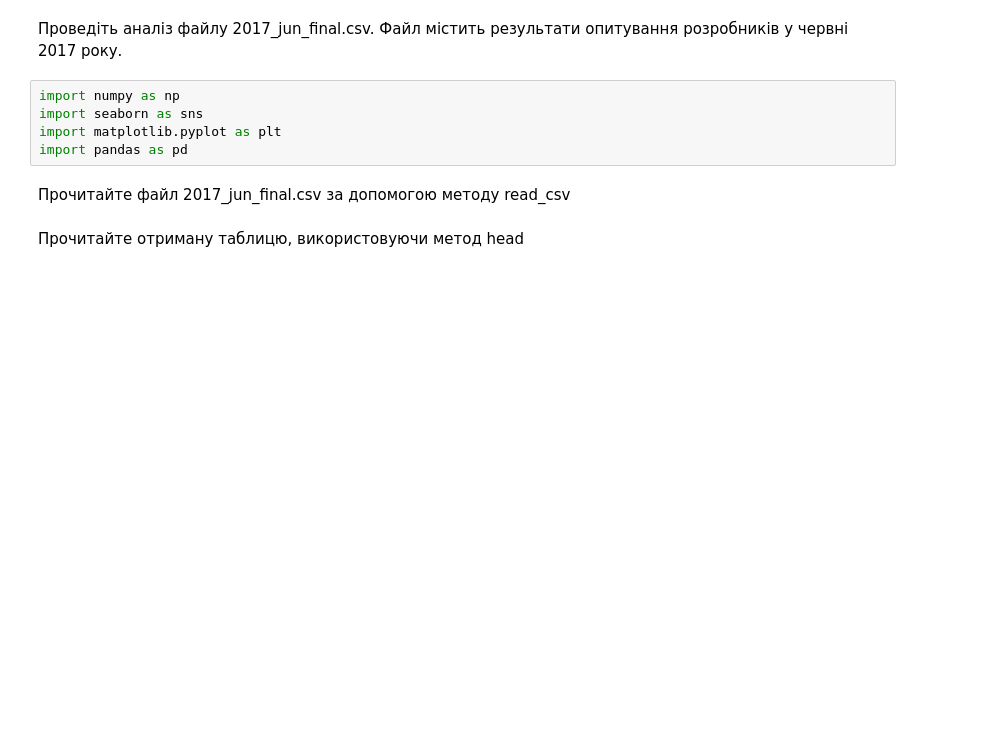
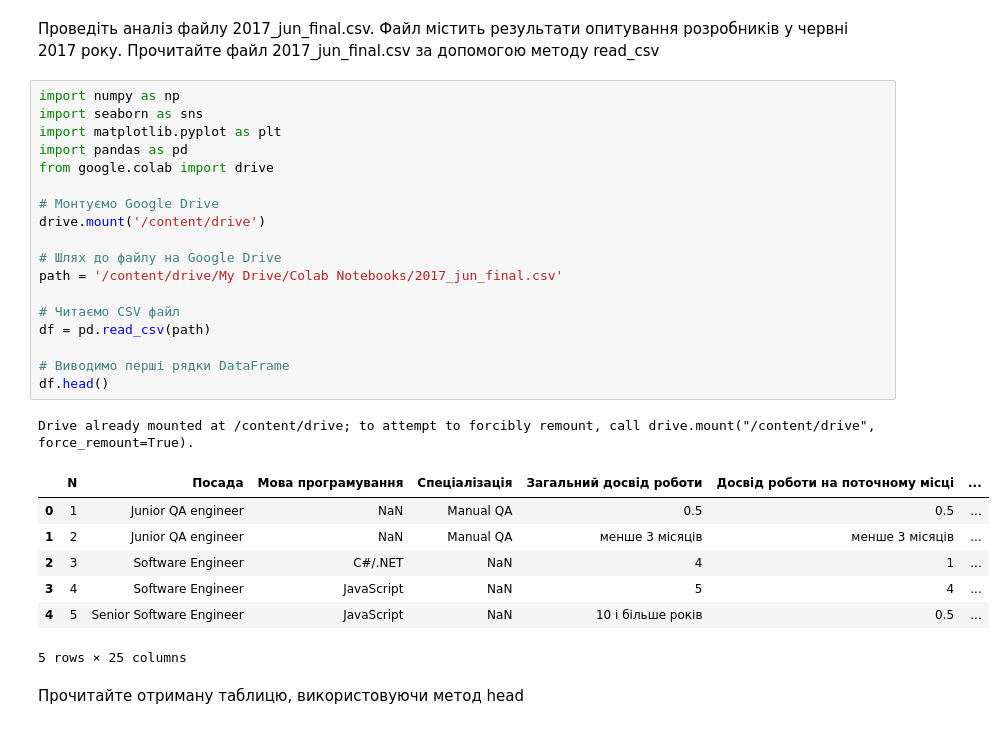
Before and after one commit to ValeriiYermak/DataScience, a Jupyter notebook: HW2_2.ipynb, the cells around one changed output. Saved outputs shown, nothing was run; the diff lists cells and outputs as text; blank space fills up the shorter version.

```diff
--- a/HW2_2.ipynb
+++ b/HW2_2.ipynb
@@ -2,12 +2,33 @@
 <a href="https://colab.research.google.com/github/ValeriiYermak/DataScience/blob/main/HW2_2.ipynb" target="_parent"><img src="https://colab.research.google.com/assets/colab-badge.svg" alt="Open In Colab"/></a>
 # %% [markdown]
 Проведіть аналіз файлу 2017_jun_final.csv. Файл містить результати опитування розробників у червні 2017 року.
+Прочитайте файл 2017_jun_final.csv за допомогою методу read_csv
 # %%
 import numpy as np
 import seaborn as sns
 import matplotlib.pyplot as plt
 import pandas as pd
+from google.colab import drive
+
+# Монтуємо Google Drive
+drive.mount('/content/drive')
+
+# Шлях до файлу на Google Drive
+path = '/content/drive/My Drive/Colab Notebooks/2017_jun_final.csv'
+
+# Читаємо CSV файл
+df = pd.read_csv(path)
+
+# Виводимо перші рядки DataFrame
+df.head()
+# %% [output]
+Drive already mounted at /content/drive; to attempt to forcibly remount, call drive.mount("/content/drive", force_remount=True).
+|  | N | Посада | Мова програмування | Спеціалізація | Загальний досвід роботи | Досвід роботи на поточному місці | ... |
+| 0 | 1 | Junior QA engineer | NaN | Manual QA | 0.5 | 0.5 | ... |
+| 1 | 2 | Junior QA engineer | NaN | Manual QA | менше 3 місяців | менше 3 місяців | ... |
+| 2 | 3 | Software Engineer | C#/.NET | NaN | 4 | 1 | ... |
+| 3 | 4 | Software Engineer | JavaScript | NaN | 5 | 4 | ... |
+| 4 | 5 | Senior Software Engineer | JavaScript | NaN | 10 і більше років | 0.5 | ... |
+5 rows × 25 columns
-# %% [markdown]
-Прочитайте файл 2017_jun_final.csv за допомогою методу read_csv
 # %% [markdown]
 Прочитайте отриману таблицю, використовуючи метод head
```
Also changed, not shown: parts of 17 cells of this notebook.
